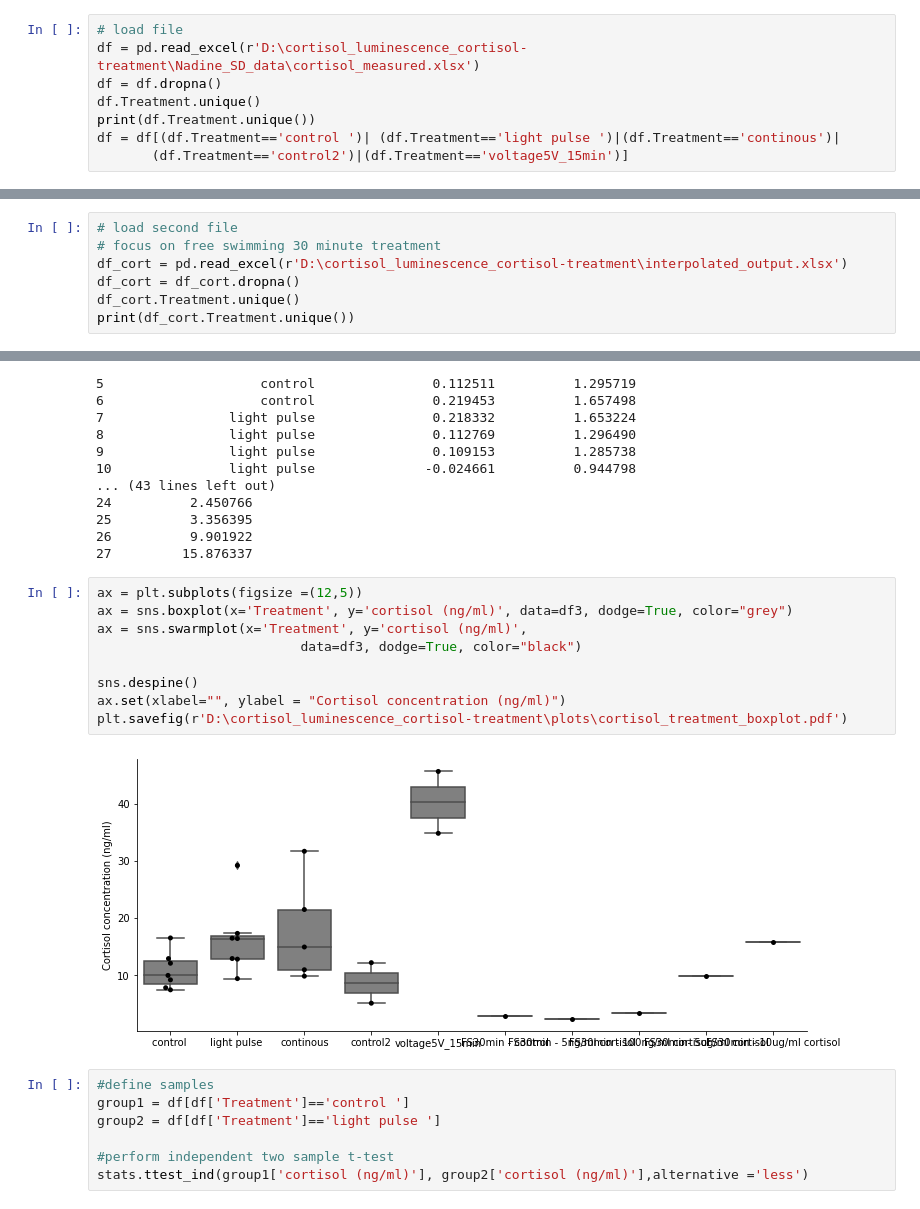
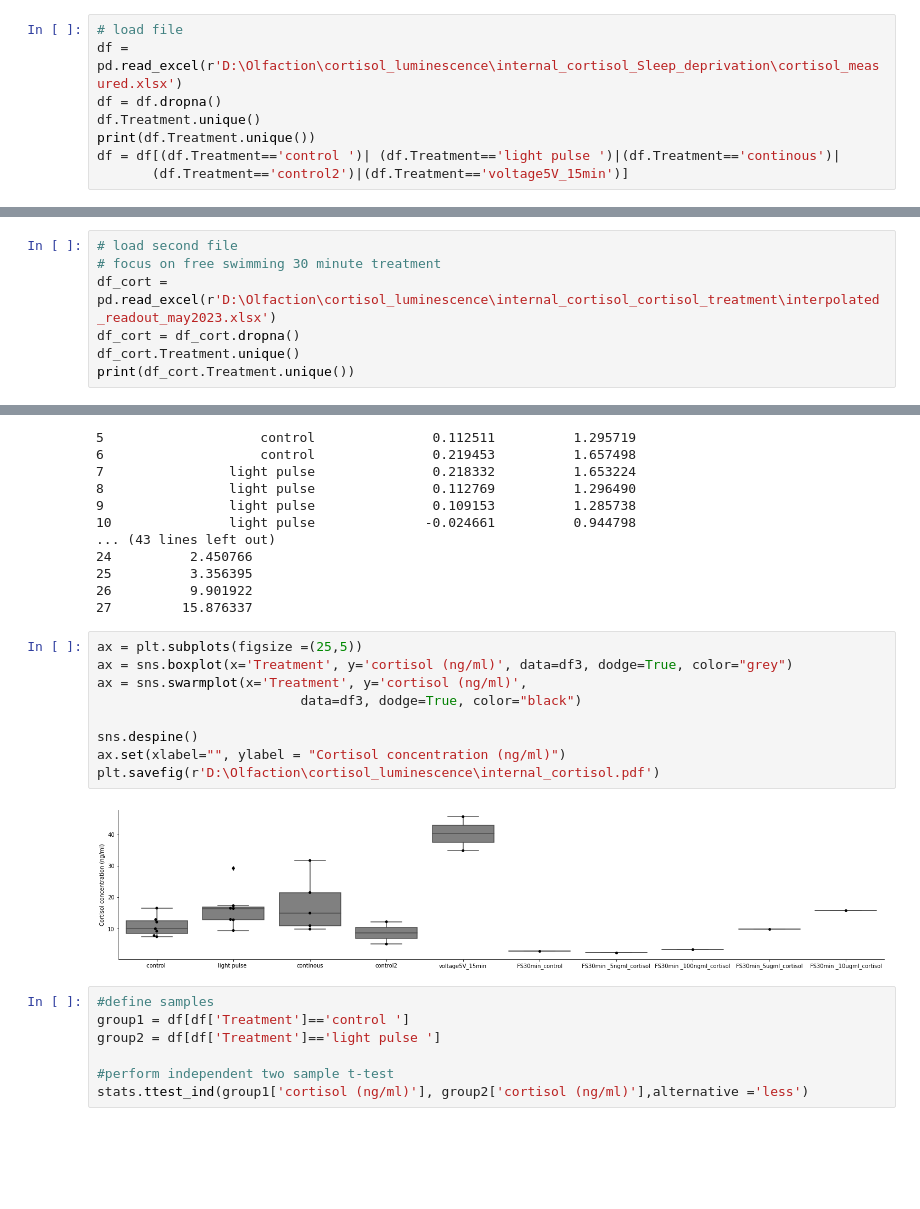
Before and after one commit to PaulaPflitsch/SleepPaper_code2023, a Jupyter notebook: Cortisol_luminescence/Cortisol_stress.ipynb, the cells around one changed output, grey strips where cells are left out. Saved outputs shown, nothing was run; the diff lists cells and outputs as text; blank space fills up the shorter version.

Commit message:
update cortisol luminescene code

```diff
--- a/Cortisol_luminescence/Cortisol_stress.ipynb
+++ b/Cortisol_luminescence/Cortisol_stress.ipynb
@@ -7,7 +11,7 @@ import pandas as pd
 import csv
 # %%
 # load file
-df = pd.read_excel(r'D:\cortisol_luminescence_cortisol-treatment\Nadine_SD_data\cortisol_measured.xlsx')
+df = pd.read_excel(r'D:\Olfaction\cortisol_luminescence\internal_cortisol_Sleep_deprivation\cortisol_measured.xlsx')
 df = df.dropna()
 df.Treatment.unique()
 print(df.Treatment.unique())
@@ -65,7 +69,7 @@ print(df)
 # %%
 # load second file
 # focus on free swimming 30 minute treatment
-df_cort = pd.read_excel(r'D:\cortisol_luminescence_cortisol-treatment\interpolated_output.xlsx')
+df_cort = pd.read_excel(r'D:\Olfaction\cortisol_luminescence\internal_cortisol_cortisol_treatment\interpolated_readout_may2023.xlsx')
 df_cort = df_cort.dropna()
 df_cort.Treatment.unique()
 print(df_cort.Treatment.unique())
@@ -114,16 +118,16 @@ print(df3)
 26          9.901922
 27         15.876337
 # %%
-ax = plt.subplots(figsize =(12,5))
+ax = plt.subplots(figsize =(25,5))
 ax = sns.boxplot(x='Treatment', y='cortisol (ng/ml)', data=df3, dodge=True, color="grey")
 ax = sns.swarmplot(x='Treatment', y='cortisol (ng/ml)',
                           data=df3, dodge=True, color="black")
 
 sns.despine()
 ax.set(xlabel="", ylabel = "Cortisol concentration (ng/ml)")
-plt.savefig(r'D:\cortisol_luminescence_cortisol-treatment\plots\cortisol_treatment_boxplot.pdf')
+plt.savefig(r'D:\Olfaction\cortisol_luminescence\internal_cortisol.pdf')
 # %% [output]
-[figure, old version]
+[figure, new version]
 # %%
 #define samples
 group1 = df[df['Treatment']=='control ']
```
Also changed, not shown: parts of 7 cells of this notebook.
